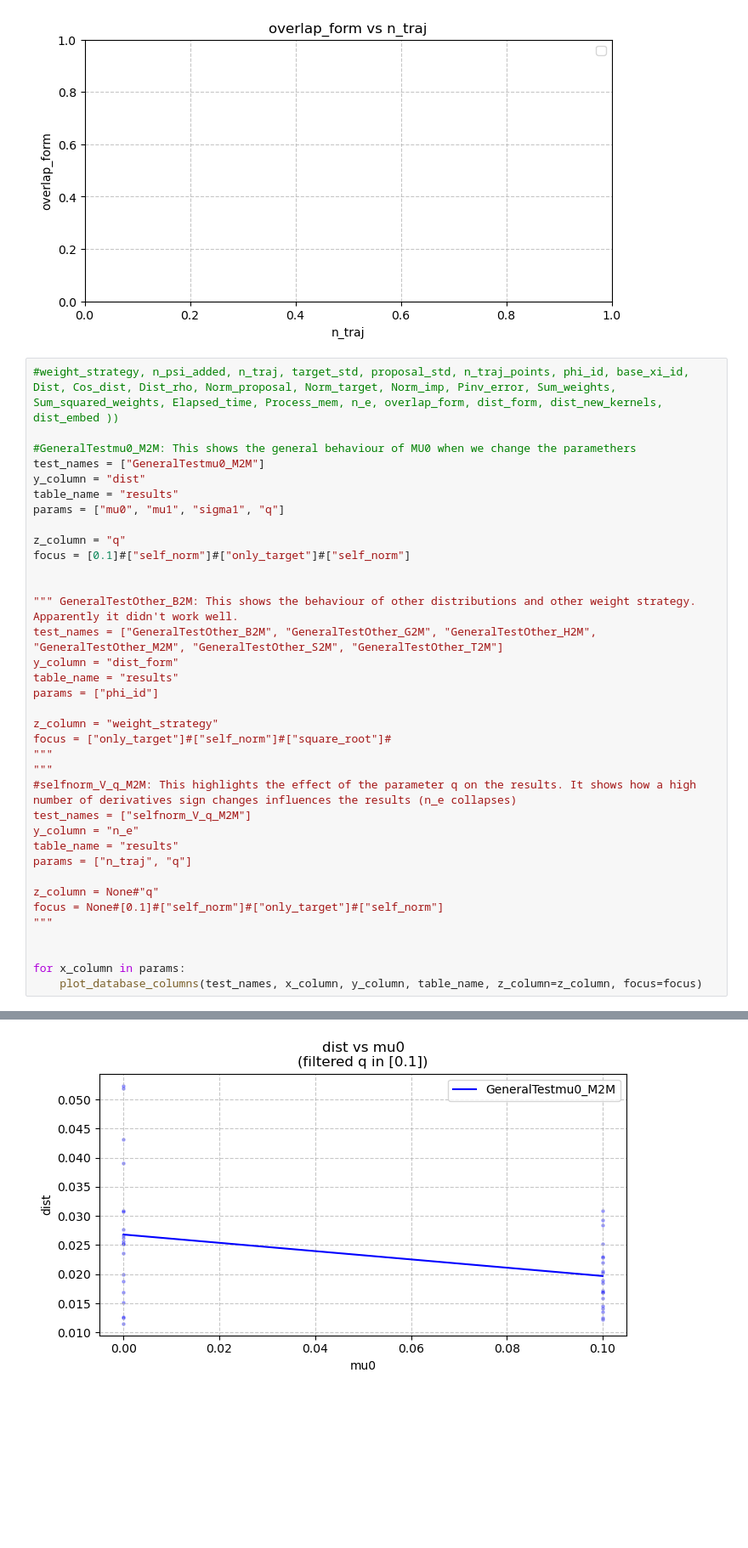
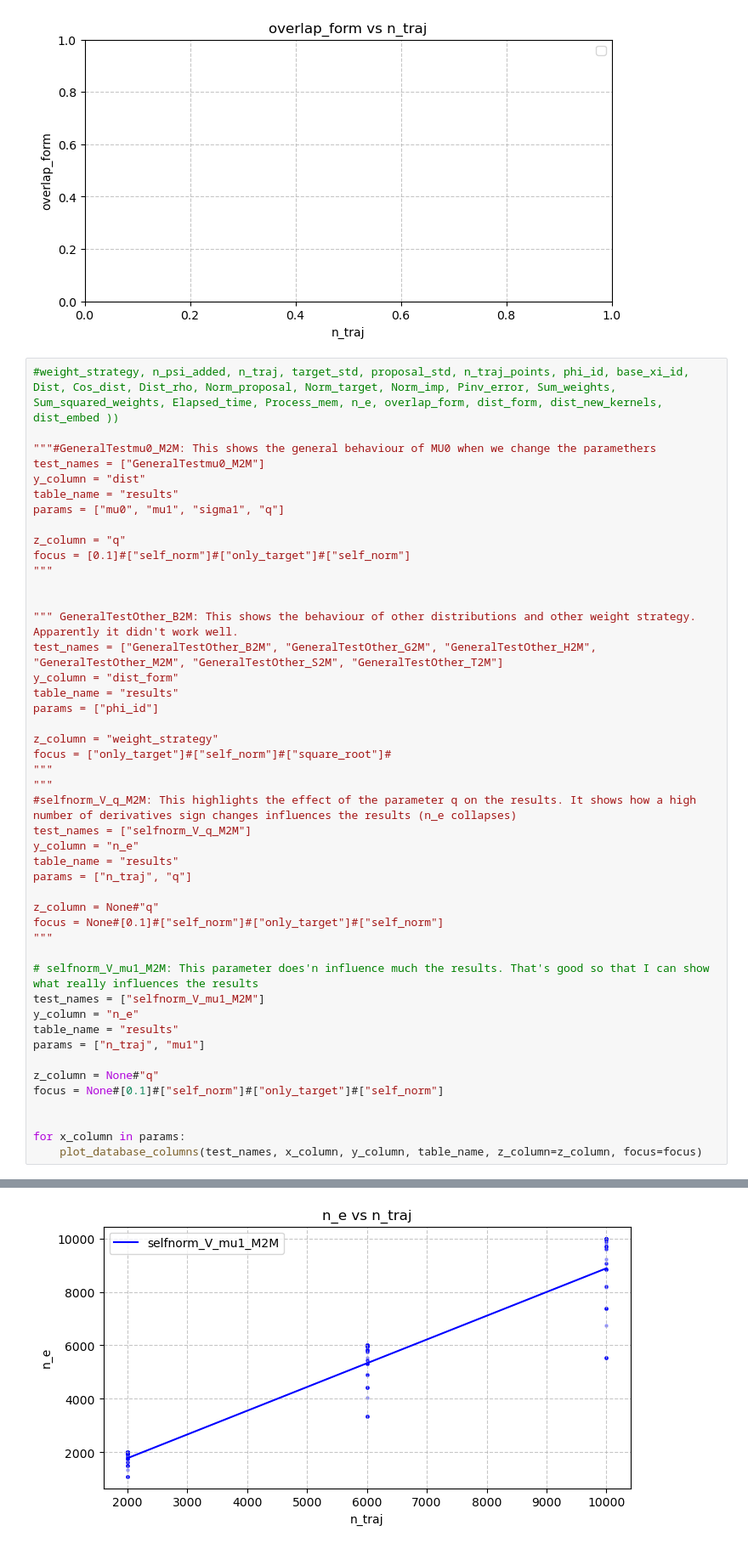
Before and after one commit to Gianmarco-Sarnelli/STL_explainability, a Jupyter notebook: Results_new.ipynb, the cells around one changed output, grey strips where cells are left out. Shown at 85% size. Saved outputs shown, nothing was run; the diff lists cells and outputs as text; blank space fills up the shorter version.

```diff
--- a/Results_new.ipynb
+++ b/Results_new.ipynb
@@ -397,7 +397,7 @@ Statistics Summary:
 # %%
 #weight_strategy, n_psi_added, n_traj, target_std, proposal_std, n_traj_points, phi_id, base_xi_id, Dist, Cos_dist, Dist_rho, Norm_proposal, Norm_target, Norm_imp, Pinv_error, Sum_weights, Sum_squared_weights, Elapsed_time, Process_mem, n_e, overlap_form, dist_form, dist_new_kernels, dist_embed ))
 
-#GeneralTestmu0_M2M: This shows the general behaviour of MU0 when we change the paramethers
+"""#GeneralTestmu0_M2M: This shows the general behaviour of MU0 when we change the paramethers
 test_names = ["GeneralTestmu0_M2M"]
 y_column = "dist"
 table_name = "results"
@@ -405,6 +405,7 @@ params = ["mu0", "mu1", "sigma1", "q"]
 
 z_column = "q"
 focus = [0.1]#["self_norm"]#["only_target"]#["self_norm"]
+"""
 
 
 """ GeneralTestOther_B2M: This shows the behaviour of other distributions and other weight strategy. Apparently it didn't work well.
@@ -427,6 +428,15 @@ z_column = None#"q"
 focus = None#[0.1]#["self_norm"]#["only_target"]#["self_norm"]
 """
 
+# selfnorm_V_mu1_M2M: This parameter does'n influence much the results. That's good so that I can show what really influences the results
+test_names = ["selfnorm_V_mu1_M2M"]
+y_column = "n_e"
+table_name = "results"
+params = ["n_traj", "mu1"]
+
+z_column = None#"q"
+focus = None#[0.1]#["self_norm"]#["only_target"]#["self_norm"]
+
 
 for x_column in params:
     plot_database_columns(test_names, x_column, y_column, table_name, z_column=z_column, focus=focus)
@@ -442,4 +452,4 @@ Standard Error = 0.0296
-[figure, old version]
+[figure, new version]
 Statistics Summary:
 --------------------------------------------------
 
```
Also changed, not shown: parts of 1 cell of this notebook, 7 other files.
